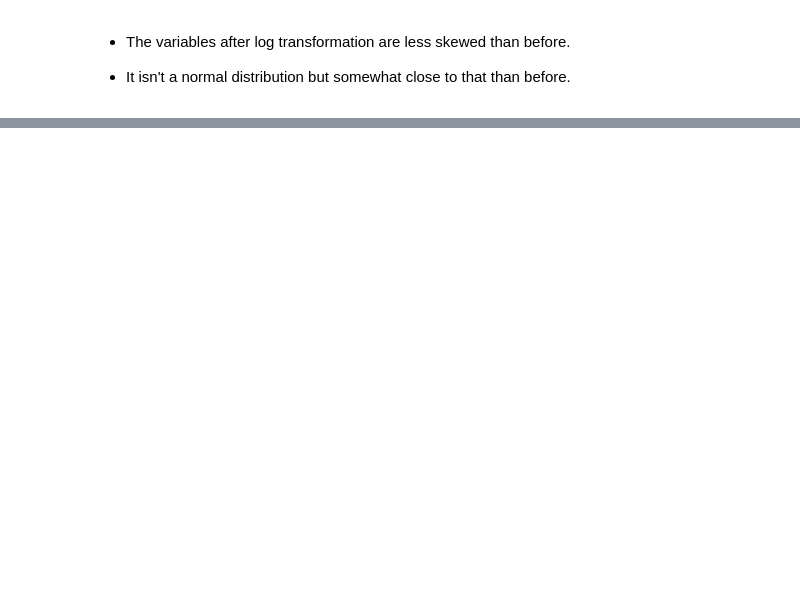
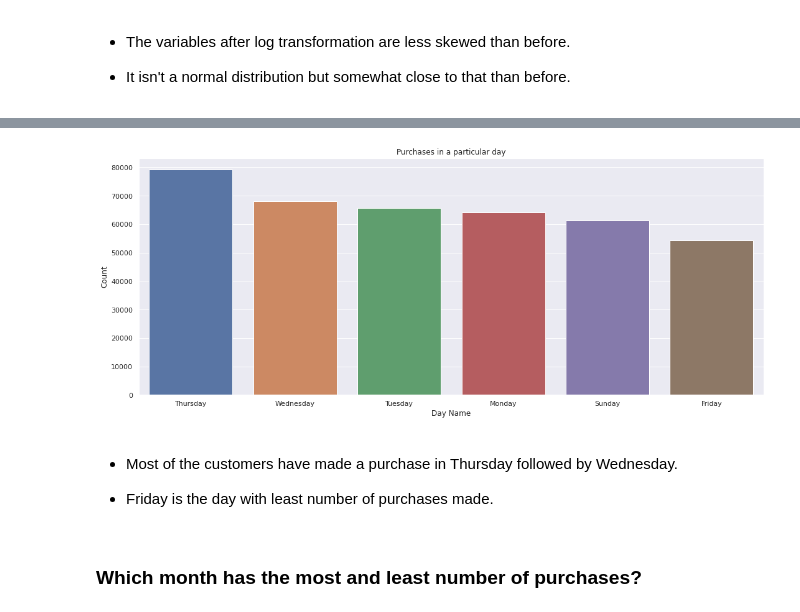
Before and after one commit to Rudrajit12/Online-Retail-Customer-Segmentation, a Jupyter notebook: Online_Retail_Customer_Segmentation_Capstone_Project.ipynb, the cells around one changed output, grey strips where cells are left out. Saved outputs shown, nothing was run; the diff lists cells and outputs as text; code cells hidden in the pictures; blank space fills up the shorter version.

```diff
--- a/Online_Retail_Customer_Segmentation_Capstone_Project.ipynb
+++ b/Online_Retail_Customer_Segmentation_Capstone_Project.ipynb
@@ -602,0 +622,6 @@ cust_df.head()
+# %%
+# number of purchases w.r.t the day of the week
+day_df = cust_df['day'].value_counts().reset_index()
+day_df.rename(columns={'index': 'Day Name'}, inplace=True)
+day_df.rename(columns={'day': 'Count'}, inplace=True)
+day_df
@@ -602,0 +636,13 @@ cust_df.head()
+# %%
+# plot the number of purchases w.r.t day of the week
+sns.barplot(x='Day Name', y='Count', data=day_df)
+plt.title('Purchases in a particular day')
+plt.show()
+# %% [output]
+[figure, added]
+# %% [markdown]
+* Most of the customers have made a purchase in Thursday followed by Wednesday.
+
+* Friday is the day with least number of purchases made.
+# %% [markdown]
+### **Which month has the most and least number of purchases?**
```
Also changed, not shown: parts of 28 cells of this notebook.
